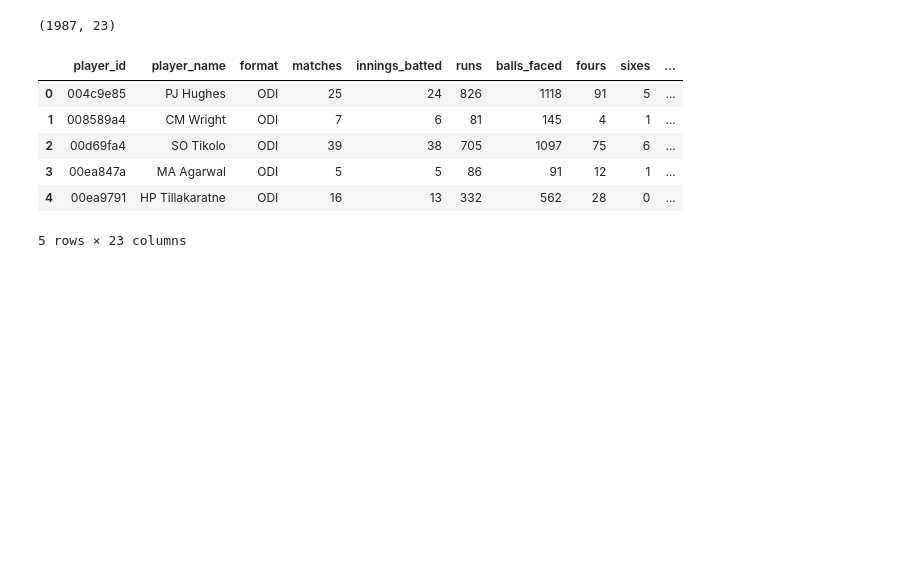
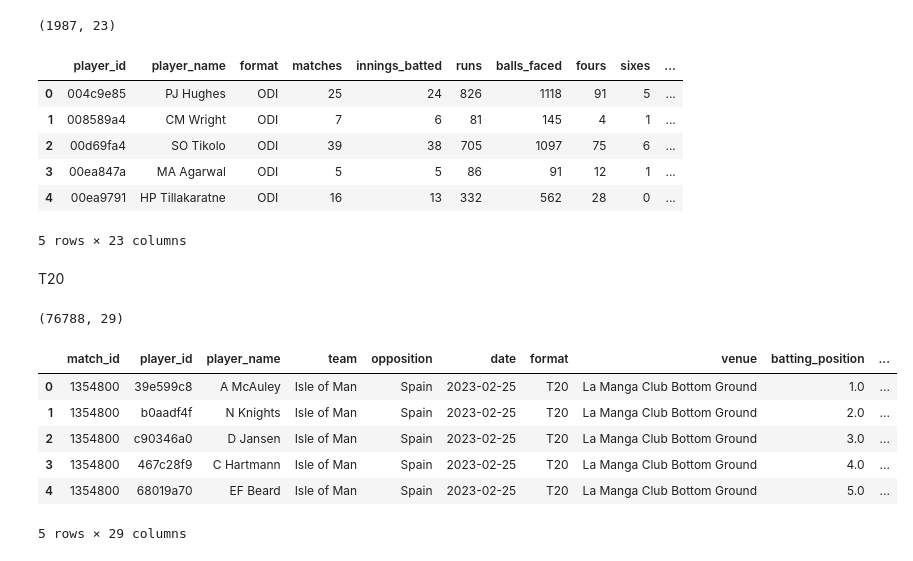
Before and after one commit to abdullahminhas/cric-squad-selector, a Jupyter notebook: cric_squad_selector_data.ipynb, the cells around one changed output. Cells and saved outputs as stored; diff of their text form; code cells hidden in the pictures; blank space fills up the shorter version.

```diff
--- a/cric_squad_selector_data.ipynb
+++ b/cric_squad_selector_data.ipynb
@@ -312,3 +278,21 @@ summary.head()
 | 3 | 00ea847a | MA Agarwal | ODI | 5 | 5 | 86 | 91 | 12 | 1 | ... |
 | 4 | 00ea9791 | HP Tillakaratne | ODI | 16 | 13 | 332 | 562 | 28 | 0 | ... |
 5 rows × 23 columns
+# %% [markdown]
+T20
+# %%
+t20is_df = build_player_match_dataset(
+    "https://cricsheet.org/downloads/t20s_male_json.zip", "t20is_data"
+)
+t20is_df.to_csv("data/t20i_player_match.csv", index=False)
+print(t20is_df.shape)
+t20is_df.head()
+# %% [output]
+(76788, 29)
+|  | match_id | player_id | player_name | team | opposition | date | format | venue | batting_position | ... |
+| 0 | 1354800 | 39e599c8 | A McAuley | Isle of Man | Spain | 2023-02-25 | T20 | La Manga Club Bottom Ground | 1.0 | ... |
+| 1 | 1354800 | b0aadf4f | N Knights | Isle of Man | Spain | 2023-02-25 | T20 | La Manga Club Bottom Ground | 2.0 | ... |
+| 2 | 1354800 | c90346a0 | D Jansen | Isle of Man | Spain | 2023-02-25 | T20 | La Manga Club Bottom Ground | 3.0 | ... |
+| 3 | 1354800 | 467c28f9 | C Hartmann | Isle of Man | Spain | 2023-02-25 | T20 | La Manga Club Bottom Ground | 4.0 | ... |
+| 4 | 1354800 | 68019a70 | EF Beard | Isle of Man | Spain | 2023-02-25 | T20 | La Manga Club Bottom Ground | 5.0 | ... |
+5 rows × 29 columns
```
Also changed, not shown: parts of 6 cells of this notebook.
